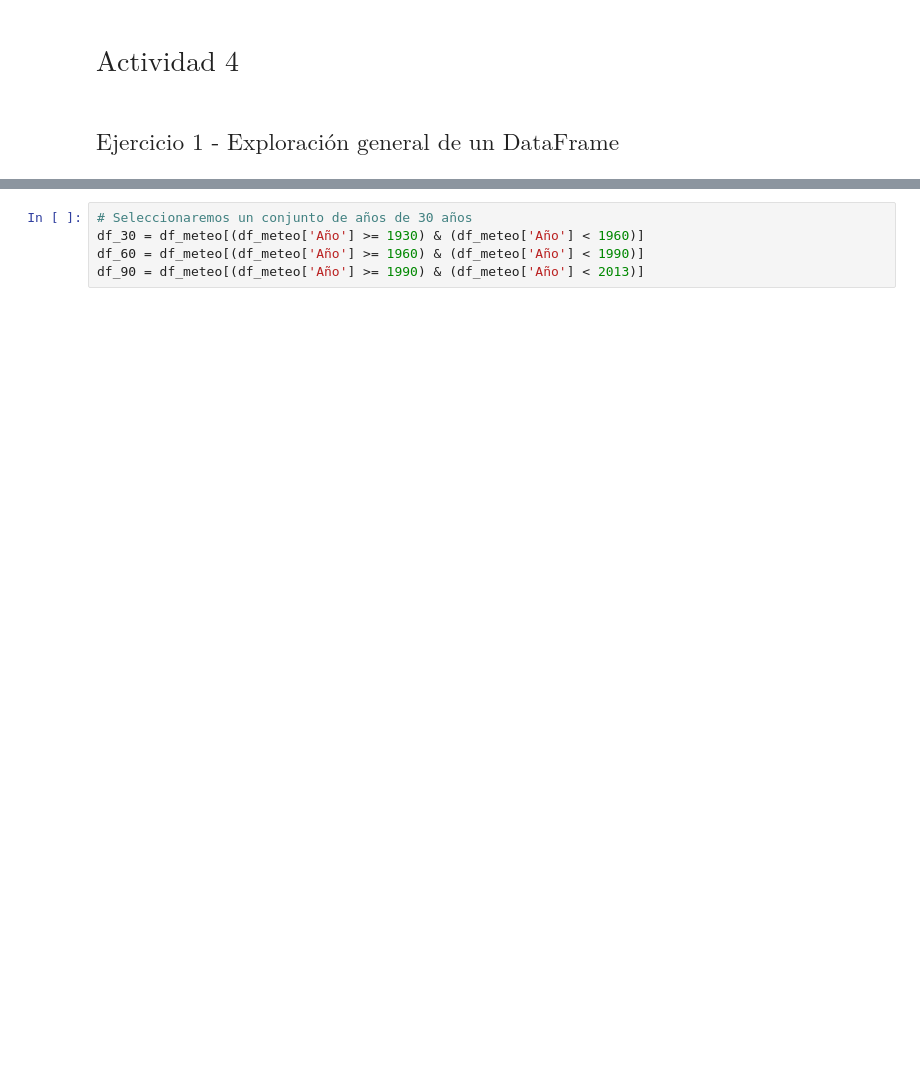
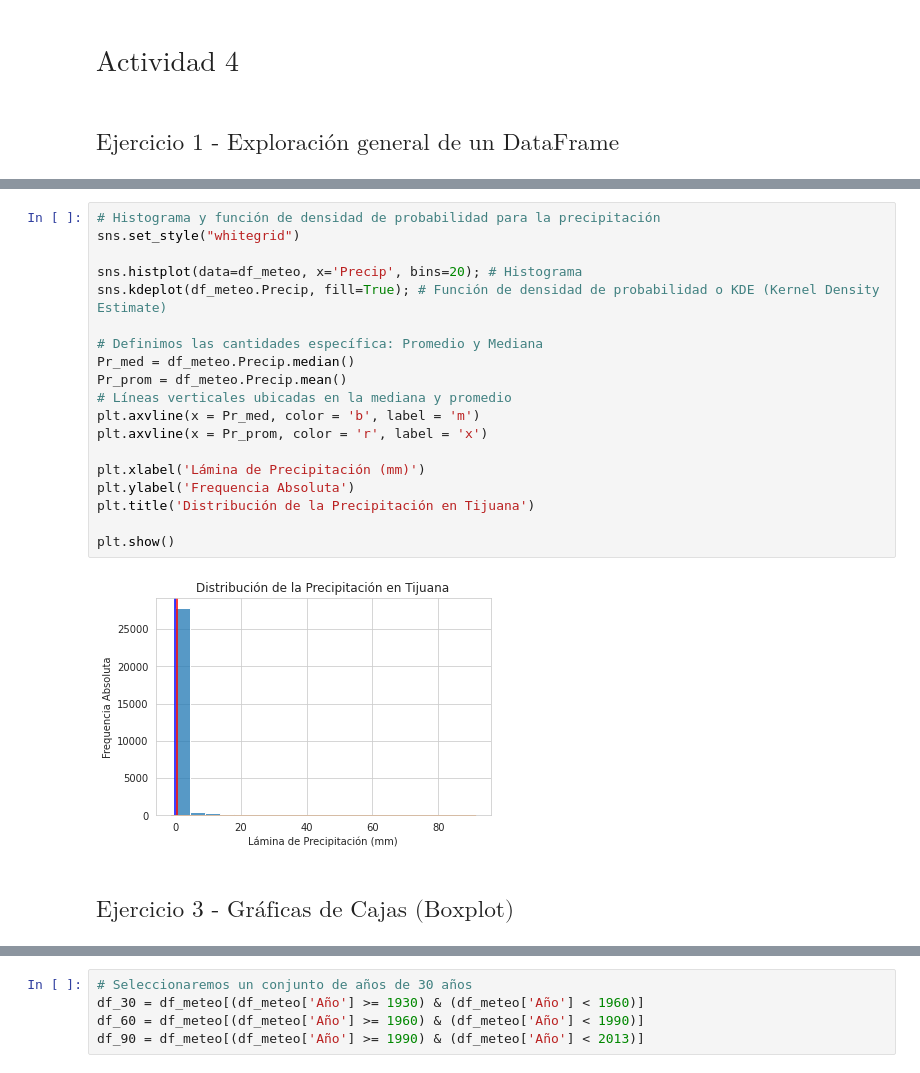
Before and after one commit to sebasbrowar/FisicaComputacional1, a Jupyter notebook: Actividad4/Actividad4.ipynb, the cells around one changed output, grey strips where cells are left out. Cells and saved outputs as stored; diff of their text form; blank space fills up the shorter version.

```diff
--- a/Actividad4/Actividad4.ipynb
+++ b/Actividad4/Actividad4.ipynb
@@ -273,0 +181,23 @@ sns.boxplot(x=df_meteo.Evap, data=df_meteo, orient='h').set(xlabel='Lámina de E
+# %%
+# Histograma y función de densidad de probabilidad para la precipitación
+sns.set_style("whitegrid")
+
+sns.histplot(data=df_meteo, x='Precip', bins=20); # Histograma
+sns.kdeplot(df_meteo.Precip, fill=True); # Función de densidad de probabilidad o KDE (Kernel Density Estimate)
+
+# Definimos las cantidades específica: Promedio y Mediana
+Pr_med = df_meteo.Precip.median()
+Pr_prom = df_meteo.Precip.mean()
+# Líneas verticales ubicadas en la mediana y promedio
+plt.axvline(x = Pr_med, color = 'b', label = 'm')
+plt.axvline(x = Pr_prom, color = 'r', label = 'x')
+
+plt.xlabel('Lámina de Precipitación (mm)')
+plt.ylabel('Frequencia Absoluta')
+plt.title('Distribución de la Precipitación en Tijuana')
+
+plt.show()
+# %% [output]
+[figure, added]
+# %% [markdown]
+## $\text{Ejercicio 3 - Gráficas de Cajas (Boxplot)}$
```
Also changed, not shown: parts of 44 cells of this notebook.
